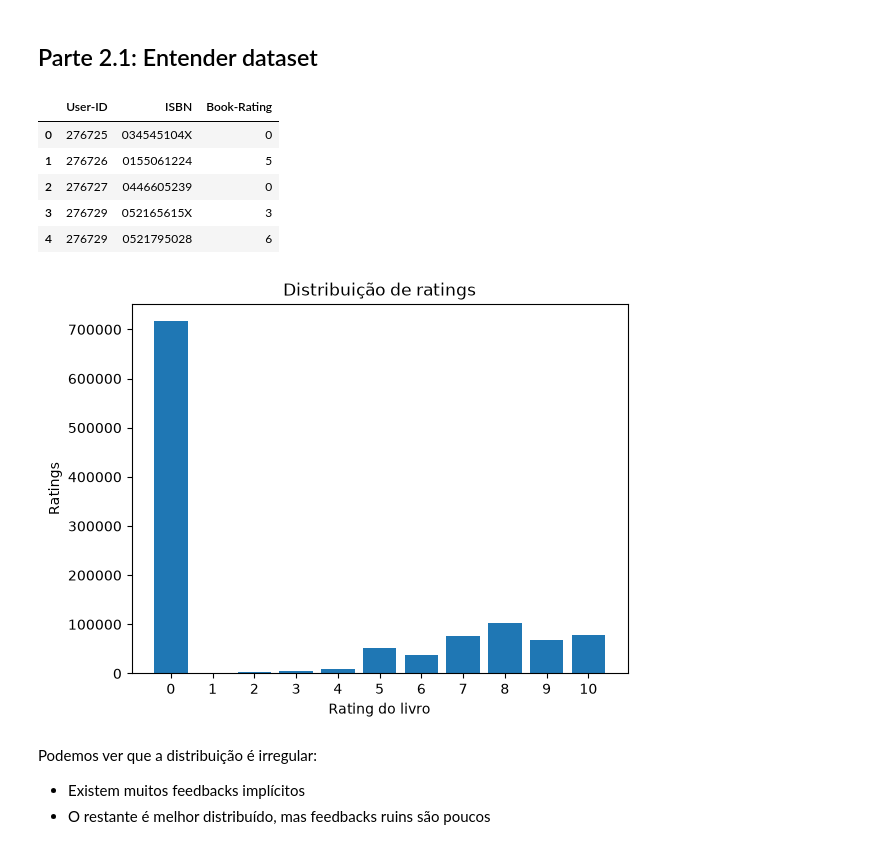
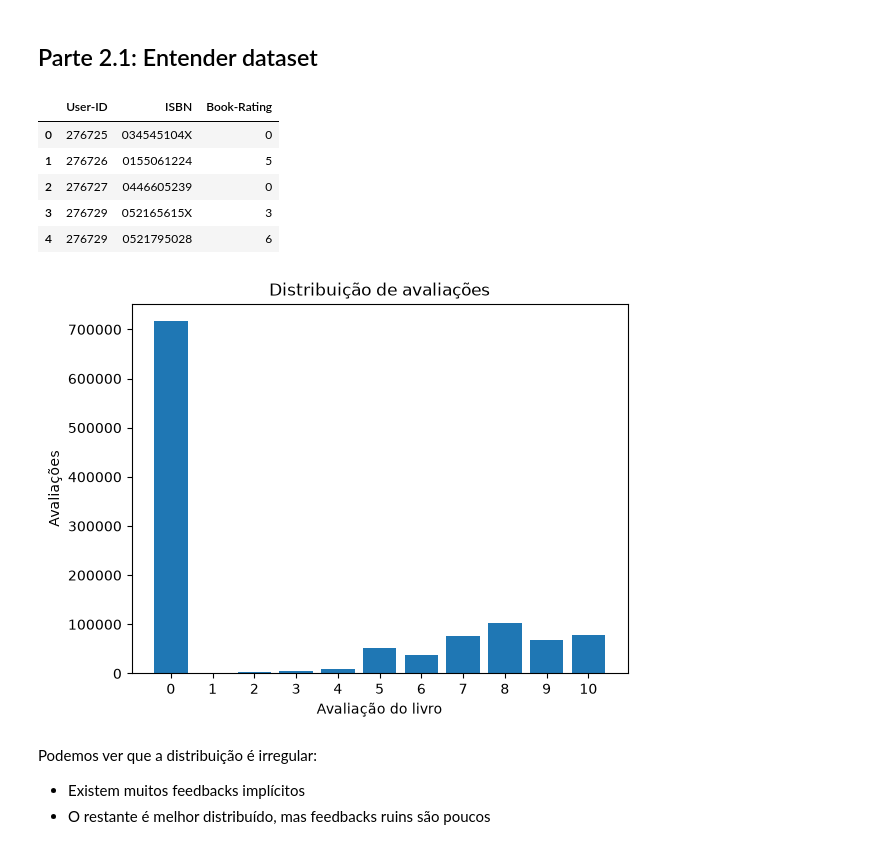
Before and after one commit to lemuel-manske/notebooks, a Jupyter notebook: furb/ml/seminario.ipynb, the cells around one changed output. Drawn from its saved outputs; the diff is of its cells as text; code cells hidden in the pictures.

```diff
--- a/furb/ml/seminario.ipynb
+++ b/furb/ml/seminario.ipynb
@@ -400,29 +430,29 @@ Matriz transposta:
 # %%
 print()
 display(ratings_df.head())
 
 
 import matplotlib.pyplot as plt
 
 print()
 
 user_x_ratings_counts = ratings_df["Book-Rating"].value_counts().sort_index()
 
 plt.bar(user_x_ratings_counts.index, user_x_ratings_counts.values)
 
-plt.xlabel("Rating do livro")
-plt.ylabel("Ratings")
-plt.title("Distribuição de ratings")
+plt.xlabel("Avaliação do livro")
+plt.ylabel("Avaliações")
+plt.title("Distribuição de avaliações")
 plt.xticks(range(0, int(ratings_df["Book-Rating"].max()) + 1))
 plt.show()
 # %% [output]
 |  | User-ID | ISBN | Book-Rating |
 | 0 | 276725 | 034545104X | 0 |
 | 1 | 276726 | 0155061224 | 5 |
 | 2 | 276727 | 0446605239 | 0 |
 | 3 | 276729 | 052165615X | 3 |
 | 4 | 276729 | 0521795028 | 6 |
-[figure, old version]
+[figure, new version]
 # %% [markdown]
 Podemos ver que a distribuição é irregular:
 - Existem muitos feedbacks implícitos
```
Also changed, not shown: parts of 29 cells of this notebook.
